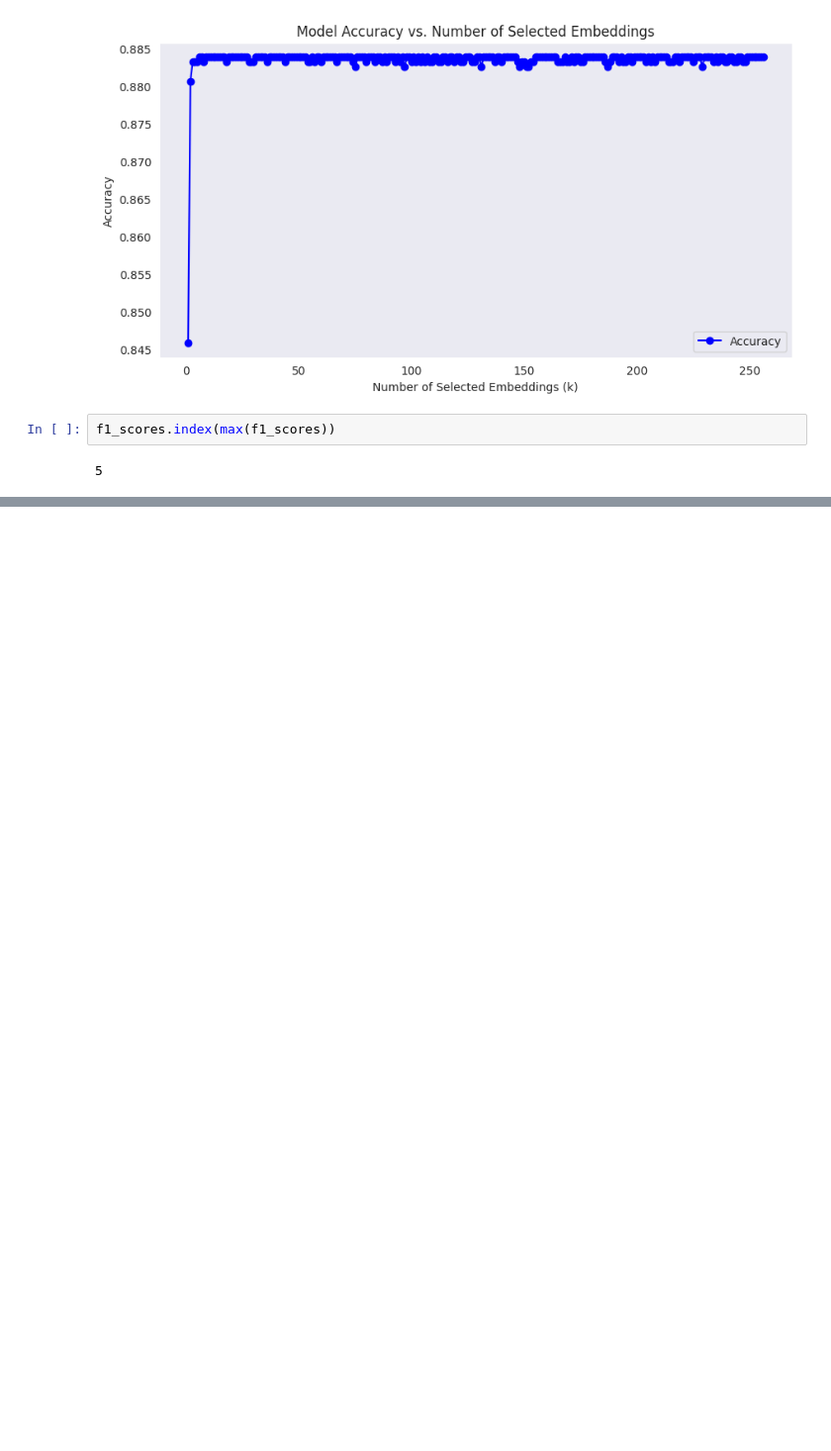
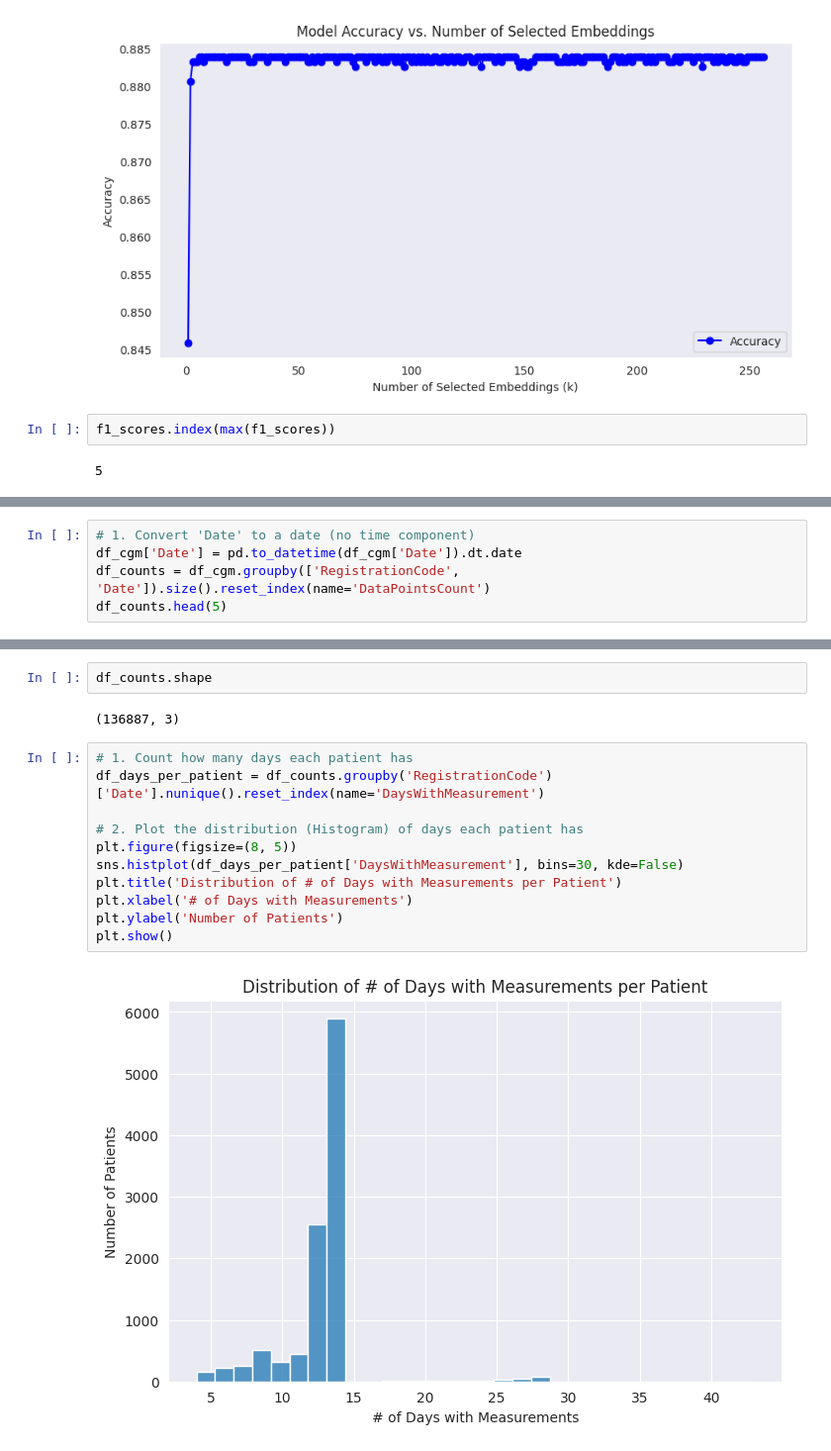
Before and after one commit to gavrielhan/MSc_Thesis, a Jupyter notebook: analysis_sleep_cgm.ipynb, the cells around one changed output, grey strips where cells are left out. Shown at 99% size. Saved outputs shown, nothing was run; the diff lists cells and outputs as text; blank space fills up the shorter version.

```diff
--- a/analysis_sleep_cgm.ipynb
+++ b/analysis_sleep_cgm.ipynb
@@ -1022,0 +1092,5 @@ accuracy_scores.index(max(accuracy_scores))
+# %%
+# 1. Convert 'Date' to a date (no time component)
+df_cgm['Date'] = pd.to_datetime(df_cgm['Date']).dt.date
+df_counts = df_cgm.groupby(['RegistrationCode', 'Date']).size().reset_index(name='DataPointsCount')
+df_counts.head(5)
@@ -1022,0 +1104,17 @@ accuracy_scores.index(max(accuracy_scores))
+# %%
+df_counts.shape
+# %% [output]
+(136887, 3)
+# %%
+# 1. Count how many days each patient has
+df_days_per_patient = df_counts.groupby('RegistrationCode')['Date'].nunique().reset_index(name='DaysWithMeasurement')
+
+# 2. Plot the distribution (Histogram) of days each patient has
+plt.figure(figsize=(8, 5))
+sns.histplot(df_days_per_patient['DaysWithMeasurement'], bins=30, kde=False)
+plt.title('Distribution of # of Days with Measurements per Patient')
+plt.xlabel('# of Days with Measurements')
+plt.ylabel('Number of Patients')
+plt.show()
+# %% [output]
+[figure, added]
```
Also changed, not shown: parts of 11 cells of this notebook, 1 other file.
